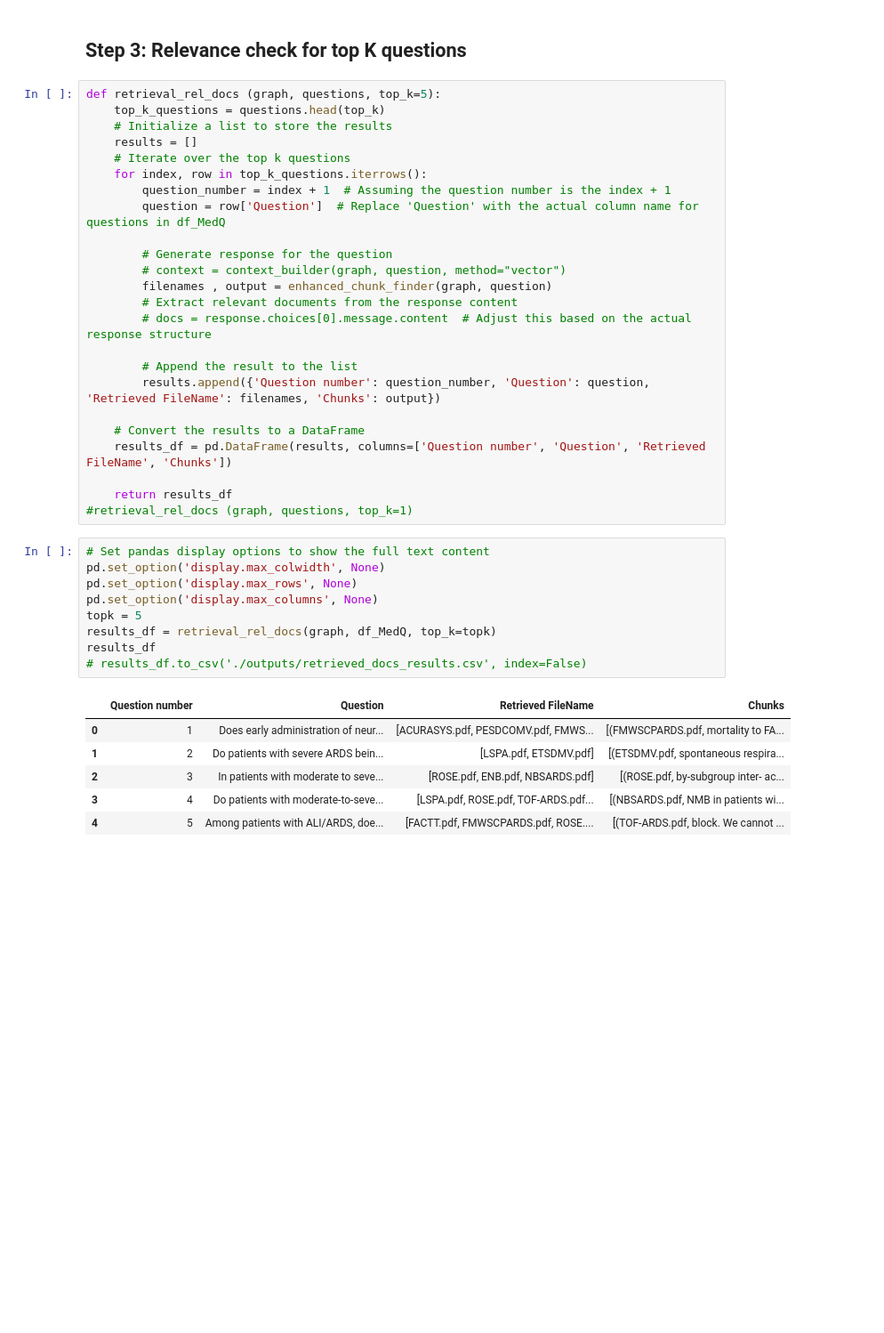
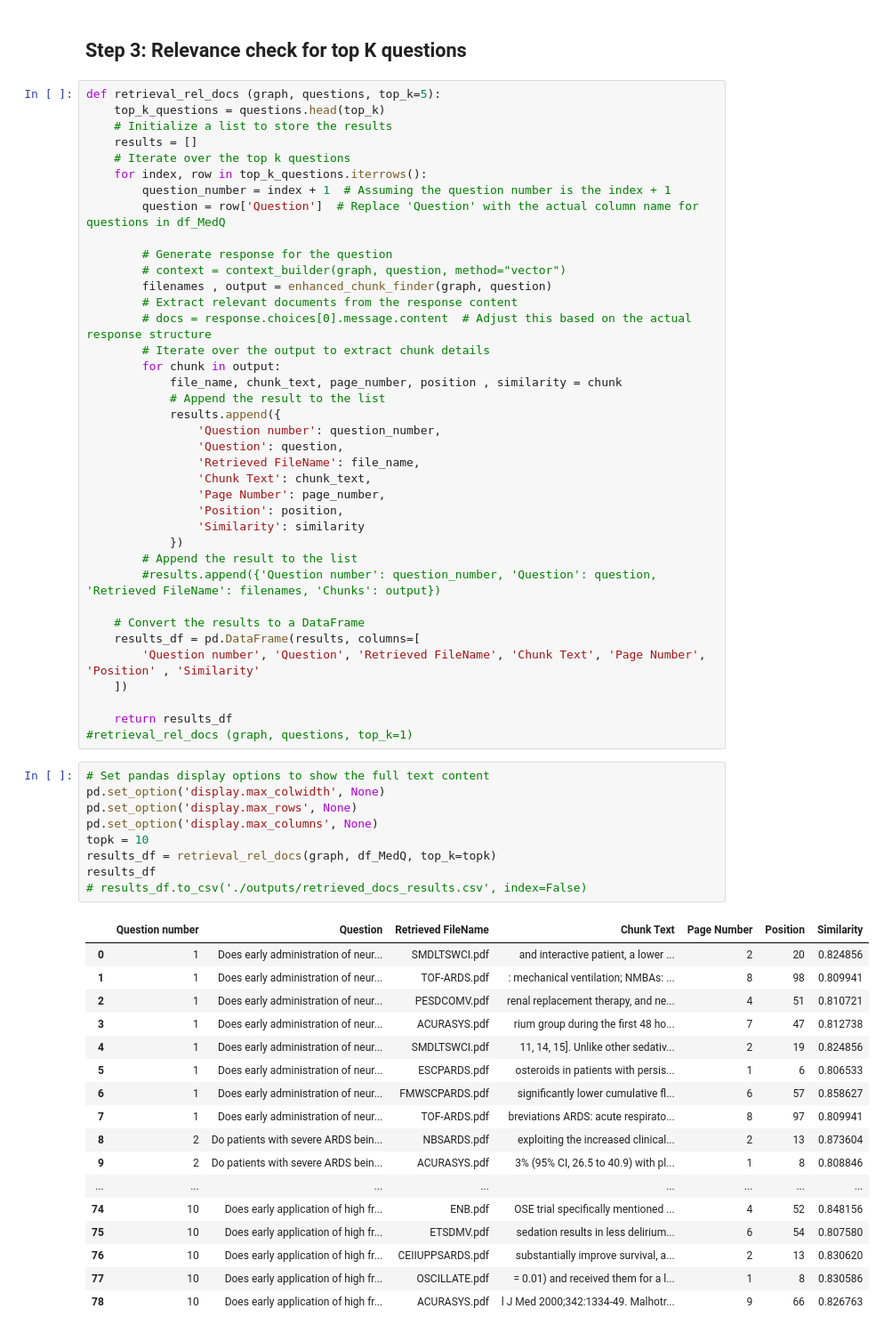
Before and after one commit to BobZhang26/GraphRAG_experiments, a Jupyter notebook: retrieve.ipynb, the cells around one changed output. Shown: that part at 89% size. Saved outputs shown, nothing was run; the diff lists cells and outputs as text; blank space fills up the shorter version.

Commit message:
similarity added

```diff
--- a/retrieve.ipynb
+++ b/retrieve.ipynb
@@ -69,30 +69,55 @@ def retrieval_rel_docs (graph, questions, top_k=5):
         filenames , output = enhanced_chunk_finder(graph, question)
         # Extract relevant documents from the response content
         # docs = response.choices[0].message.content  # Adjust this based on the actual response structure
-
+        # Iterate over the output to extract chunk details
+        for chunk in output:
+            file_name, chunk_text, page_number, position , similarity = chunk
+            # Append the result to the list
+            results.append({
+                'Question number': question_number,
+                'Question': question,
+                'Retrieved FileName': file_name,
+                'Chunk Text': chunk_text,
+                'Page Number': page_number,
+                'Position': position,
+                'Similarity': similarity
+            })
         # Append the result to the list
-        results.append({'Question number': question_number, 'Question': question, 'Retrieved FileName': filenames, 'Chunks': output})
+        #results.append({'Question number': question_number, 'Question': question, 'Retrieved FileName': filenames, 'Chunks': output})
 
     # Convert the results to a DataFrame
-    results_df = pd.DataFrame(results, columns=['Question number', 'Question', 'Retrieved FileName', 'Chunks'])
+    results_df = pd.DataFrame(results, columns=[
+        'Question number', 'Question', 'Retrieved FileName', 'Chunk Text', 'Page Number', 'Position' , 'Similarity'
+    ])
 
     return results_df
 #retrieval_rel_docs (graph, questions, top_k=1)
 # %%
 # Set pandas display options to show the full text content
 pd.set_option('display.max_colwidth', None)
 pd.set_option('display.max_rows', None)
 pd.set_option('display.max_columns', None)
-topk = 5
+topk = 10
 results_df = retrieval_rel_docs(graph, df_MedQ, top_k=topk)
 results_df
 # results_df.to_csv('./outputs/retrieved_docs_results.csv', index=False)
 # %% [output]
-|  | Question number | Question | Retrieved FileName | Chunks |
-| 0 | 1 | Does early administration of neur... | [ACURASYS.pdf, PESDCOMV.pdf, FMWS... | [(FMWSCPARDS.pdf, mortality to FA... |
-| 1 | 2 | Do patients with severe ARDS bein... | [LSPA.pdf, ETSDMV.pdf] | [(ETSDMV.pdf, spontaneous respira... |
-| 2 | 3 | In patients with moderate to seve... | [ROSE.pdf, ENB.pdf, NBSARDS.pdf] | [(ROSE.pdf, by-subgroup inter- ac... |
-| 3 | 4 | Do patients with moderate-to-seve... | [LSPA.pdf, ROSE.pdf, TOF-ARDS.pdf... | [(NBSARDS.pdf, NMB in patients wi... |
-| 4 | 5 | Among patients with ALI/ARDS, doe... | [FACTT.pdf, FMWSCPARDS.pdf, ROSE.... | [(TOF-ARDS.pdf, block. We cannot ... |
+|  | Question number | Question | Retrieved FileName | Chunk Text | Page Number | Position | Similarity |
+| 0 | 1 | Does early administration of neur... | SMDLTSWCI.pdf | and interactive patient, a lower ... | 2 | 20 | 0.824856 |
+| 1 | 1 | Does early administration of neur... | TOF-ARDS.pdf | : mechanical ventilation; NMBAs: ... | 8 | 98 | 0.809941 |
+| 2 | 1 | Does early administration of neur... | PESDCOMV.pdf | renal replacement therapy, and ne... | 4 | 51 | 0.810721 |
+| 3 | 1 | Does early administration of neur... | ACURASYS.pdf | rium group during the first 48 ho... | 7 | 47 | 0.812738 |
+| 4 | 1 | Does early administration of neur... | SMDLTSWCI.pdf | 11, 14, 15]. Unlike other sedativ... | 2 | 19 | 0.824856 |
+| 5 | 1 | Does early administration of neur... | ESCPARDS.pdf | osteroids in patients with persis... | 1 | 6 | 0.806533 |
+| 6 | 1 | Does early administration of neur... | FMWSCPARDS.pdf | significantly lower cumulative fl... | 6 | 57 | 0.858627 |
+| 7 | 1 | Does early administration of neur... | TOF-ARDS.pdf | breviations ARDS: acute respirato... | 8 | 97 | 0.809941 |
+| 8 | 2 | Do patients with severe ARDS bein... | NBSARDS.pdf | exploiting the increased clinical... | 2 | 13 | 0.873604 |
+| 9 | 2 | Do patients with severe ARDS bein... | ACURASYS.pdf | 3% (95% CI, 26.5 to 40.9) with pl... | 1 | 8 | 0.808846 |
+| ... | ... | ... | ... | ... | ... | ... | ... |
+| 74 | 10 | Does early application of high fr... | ENB.pdf | OSE trial specifically mentioned ... | 4 | 52 | 0.848156 |
+| 75 | 10 | Does early application of high fr... | ETSDMV.pdf | sedation results in less delirium... | 6 | 54 | 0.807580 |
+| 76 | 10 | Does early application of high fr... | CEIIUPPSARDS.pdf | substantially improve survival, a... | 2 | 13 | 0.830620 |
+| 77 | 10 | Does early application of high fr... | OSCILLATE.pdf | = 0.01) and received them for a l... | 1 | 8 | 0.830586 |
+| 78 | 10 | Does early application of high fr... | ACURASYS.pdf | l J Med 2000;342:1334-49. Malhotr... | 9 | 66 | 0.826763 |
 # %%
 # old results
```
Also changed, not shown: parts of 1 cell of this notebook, 1 other file.
